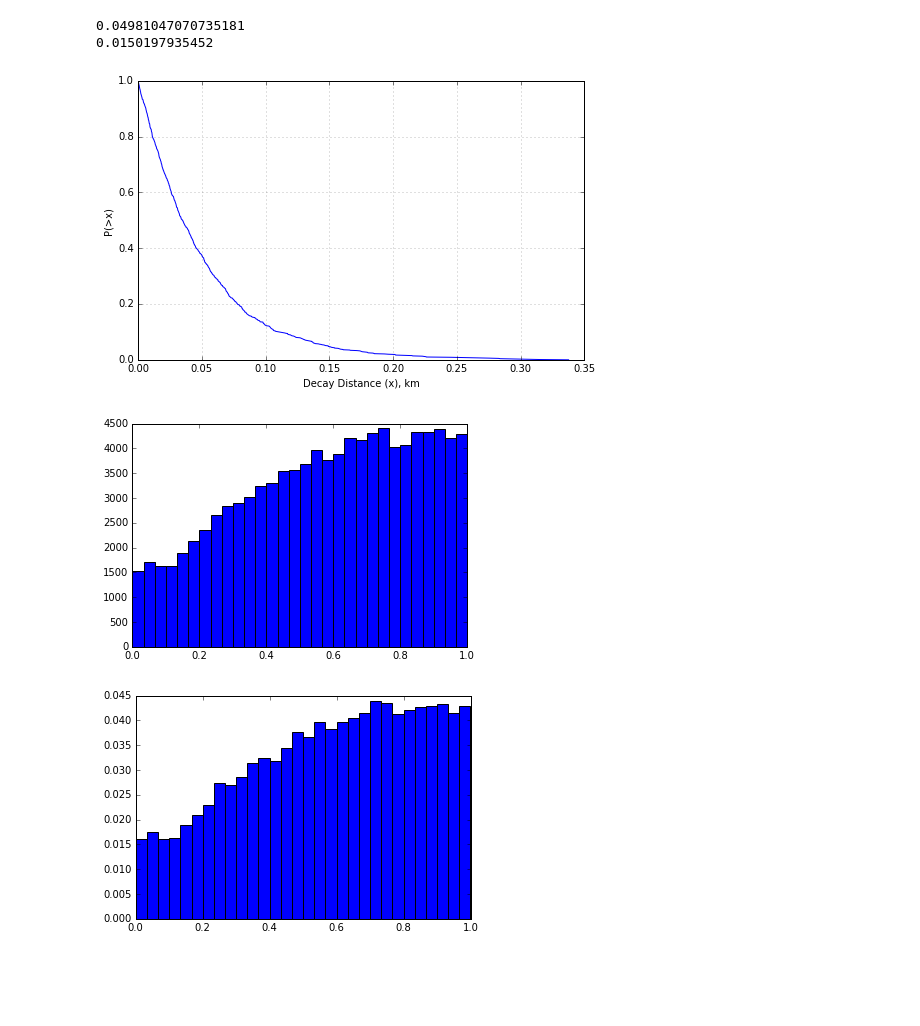
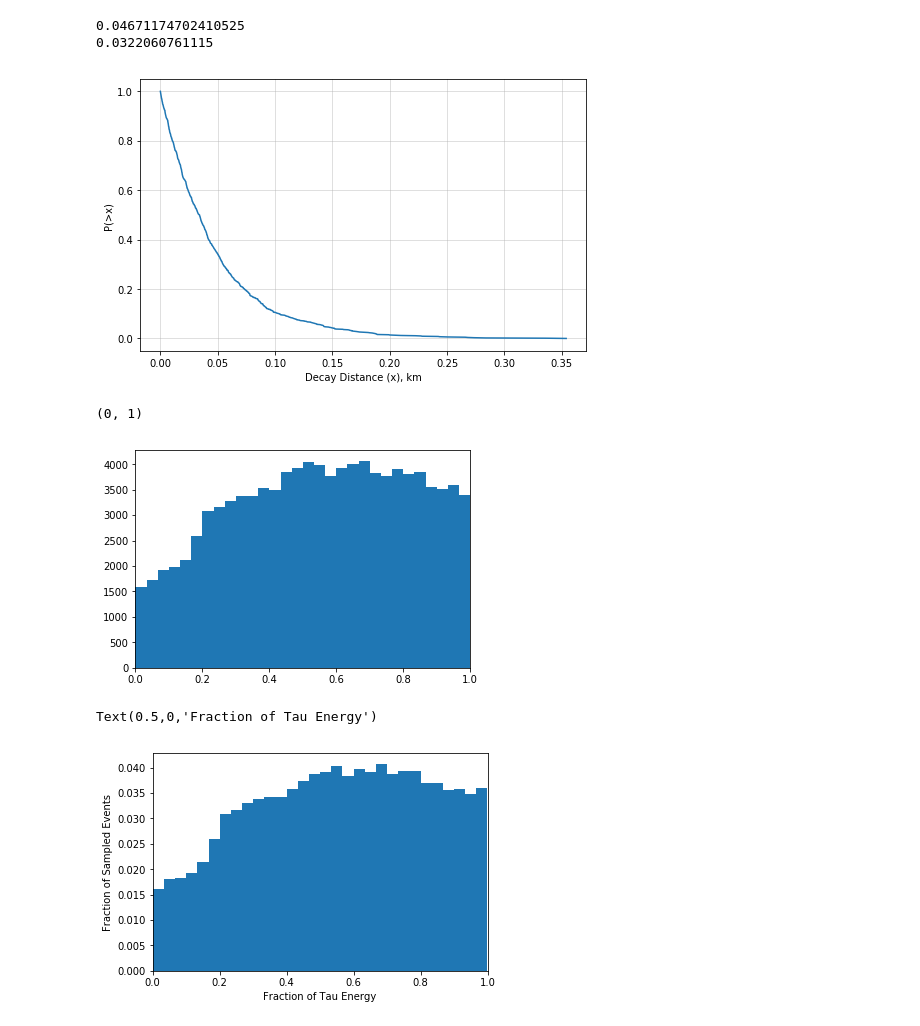
Before and after one commit to swissel/nutau_acceptance, a Jupyter notebook: 03_Detector/test_Tau_Decay_Pythia_Simulator.ipynb, the cells around one changed output. Cells and saved outputs as stored; diff of their text form; code cells hidden in the pictures; blank space fills up the shorter version.

```diff
--- a/03_Detector/test_Tau_Decay_Pythia_Simulator.ipynb
+++ b/03_Detector/test_Tau_Decay_Pythia_Simulator.ipynb
@@ -2,7 +2,6 @@
 %matplotlib inline
 import matplotlib.style
 import matplotlib as mpl
-mpl.style.use('classic')
 from pylab import *
 
 rcParams['font.size']=18
@@ -27,9 +27,9 @@ ylabel('P(>x)')
 
 print TDS.sample_range(E_tau_eV, None)
 # %% [output]
-0.04981047070735181
-0.0150197935452
+0.04671174702410525
+0.0322060761115
-[figure, old version]
+[figure, new version]
 # %%
 shower_energy_fractions = TDS.sample_energy_fraction(num_events=100000)
 # %%
@@ -37,12 +37,18 @@ bins = (TDS.shower_energybins[:-1] + TDS.shower_energybins[1:])/2.
 p = TDS.shower_frac
 samps = np.random.choice(bins,100000, p=p)
 ret = hist(samps,30)
+plt.xlim(0,1)
 # %% [output]
+(0, 1)
-[figure, old version]
+[figure, new version]
 # %%
 figure()
 ret = hist(shower_energy_fractions,30,weights=np.ones(len(shower_energy_fractions))/float(len(shower_energy_fractions)))
+plt.xlim(0,1)
+plt.ylabel(r"Fraction of Sampled Events")
+plt.xlabel(r"Fraction of Tau Energy")
 # %% [output]
+Text(0.5,0,'Fraction of Tau Energy')
-[figure, old version]
+[figure, new version]
 # %%
 hadron_energy_fractions = TDS.sample_energy_fraction(num_events=100000, type='hadron')
```
Also changed, not shown: parts of 13 cells of this notebook, 3 other files.
